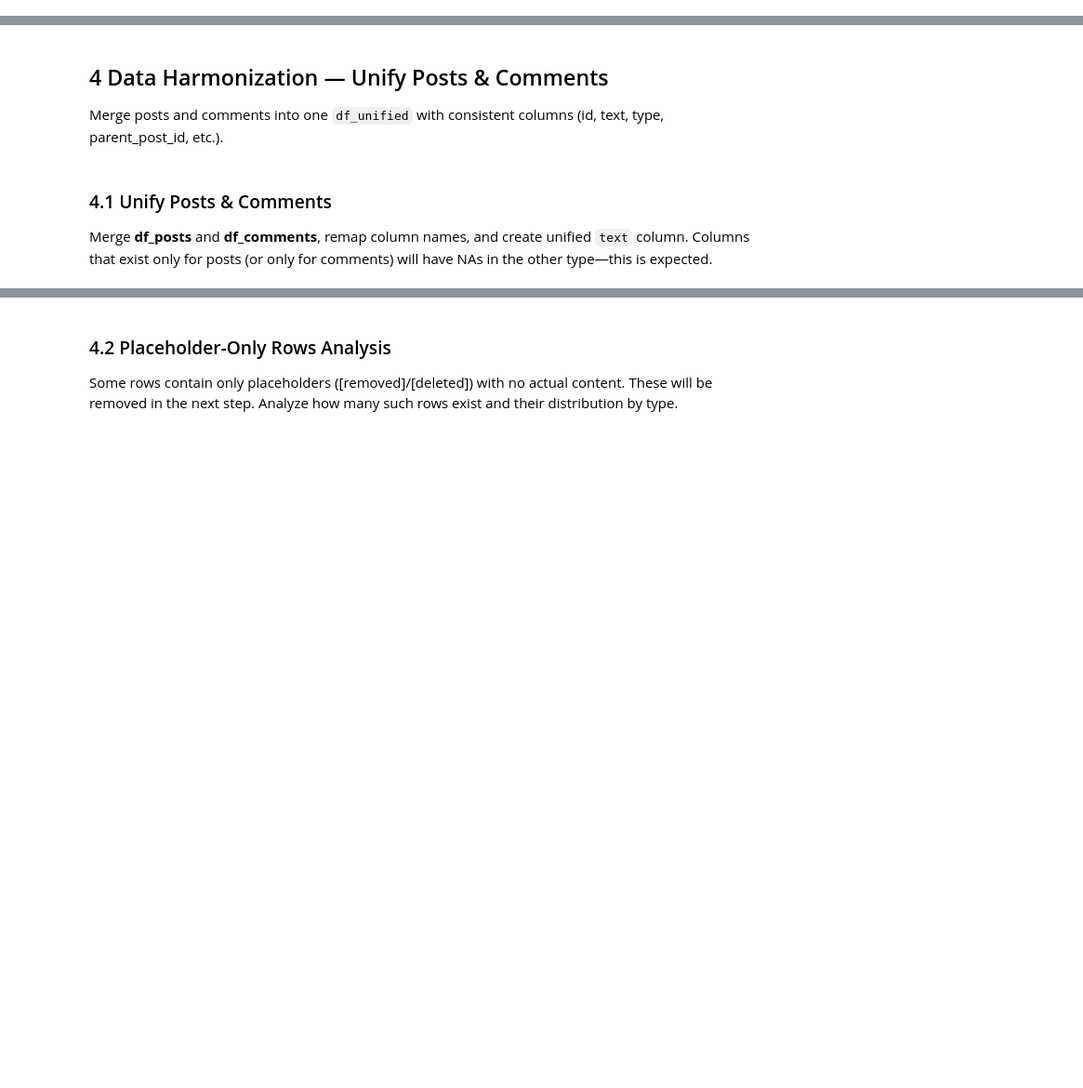
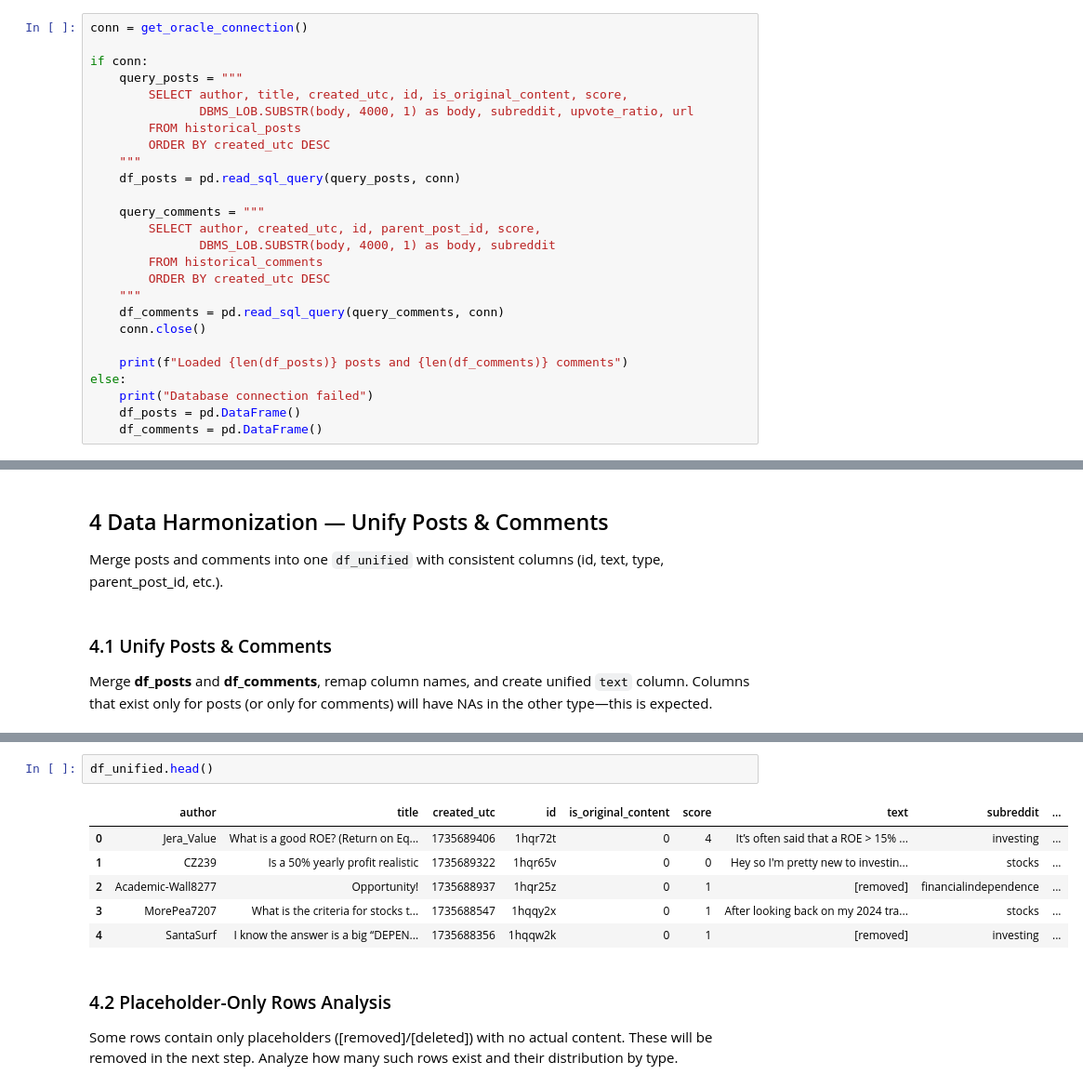
Before and after one commit to OndrejZ24/stock-sentiment-analysis, a Jupyter notebook: preprocessing.ipynb, the cells around one changed output, grey strips where cells are left out. Shown: that part at 93% size. Saved outputs shown, nothing was run; the diff lists cells and outputs as text; blank space fills up the shorter version.

```diff
--- a/preprocessing.ipynb
+++ b/preprocessing.ipynb
@@ -225,0 +80,26 @@ print(f"\nStep 2 complete: Loaded {len(df_posts)} posts and {len(df_comments)} c
+# %%
+conn = get_oracle_connection()
+
+if conn:
+    query_posts = """
+        SELECT author, title, created_utc, id, is_original_content, score,
+               DBMS_LOB.SUBSTR(body, 4000, 1) as body, subreddit, upvote_ratio, url
+        FROM historical_posts
+        ORDER BY created_utc DESC
+    """
+    df_posts = pd.read_sql_query(query_posts, conn)
+
+    query_comments = """
+        SELECT author, created_utc, id, parent_post_id, score,
+               DBMS_LOB.SUBSTR(body, 4000, 1) as body, subreddit
+        FROM historical_comments
+        ORDER BY created_utc DESC
+    """
+    df_comments = pd.read_sql_query(query_comments, conn)
+    conn.close()
+
+    print(f"Loaded {len(df_posts)} posts and {len(df_comments)} comments")
+else:
+    print("Database connection failed")
+    df_posts = pd.DataFrame()
+    df_comments = pd.DataFrame()
@@ -295,3 +142,12 @@ print(f"\nStep 4.1 complete: Unified {len(df_unified)} rows. Letzgoo")
+# %%
+df_unified.head()
+# %% [output]
+|  | author | title | created_utc | id | is_original_content | score | text | subreddit | ... |
+| 0 | Jera_Value | What is a good ROE? (Return on Eq... | 1735689406 | 1hqr72t | 0 | 4 | It’s often said that a ROE > 15% ... | investing | ... |
+| 1 | CZ239 | Is a 50% yearly profit realistic | 1735689322 | 1hqr65v | 0 | 0 | Hey so I'm pretty new to investin... | stocks | ... |
+| 2 | Academic-Wall8277 | Opportunity! | 1735688937 | 1hqr25z | 0 | 1 | [removed] | financialindependence | ... |
+| 3 | MorePea7207 | What is the criteria for stocks t... | 1735688547 | 1hqqy2x | 0 | 1 | After looking back on my 2024 tra... | stocks | ... |
+| 4 | SantaSurf | I know the answer is a big “DEPEN... | 1735688356 | 1hqqw2k | 0 | 1 | [removed] | investing | ... |
 # %% [markdown]
 ### 4.2 Placeholder-Only Rows Analysis
 
```
Also changed, not shown: parts of 43 cells of this notebook, 6 other files.
